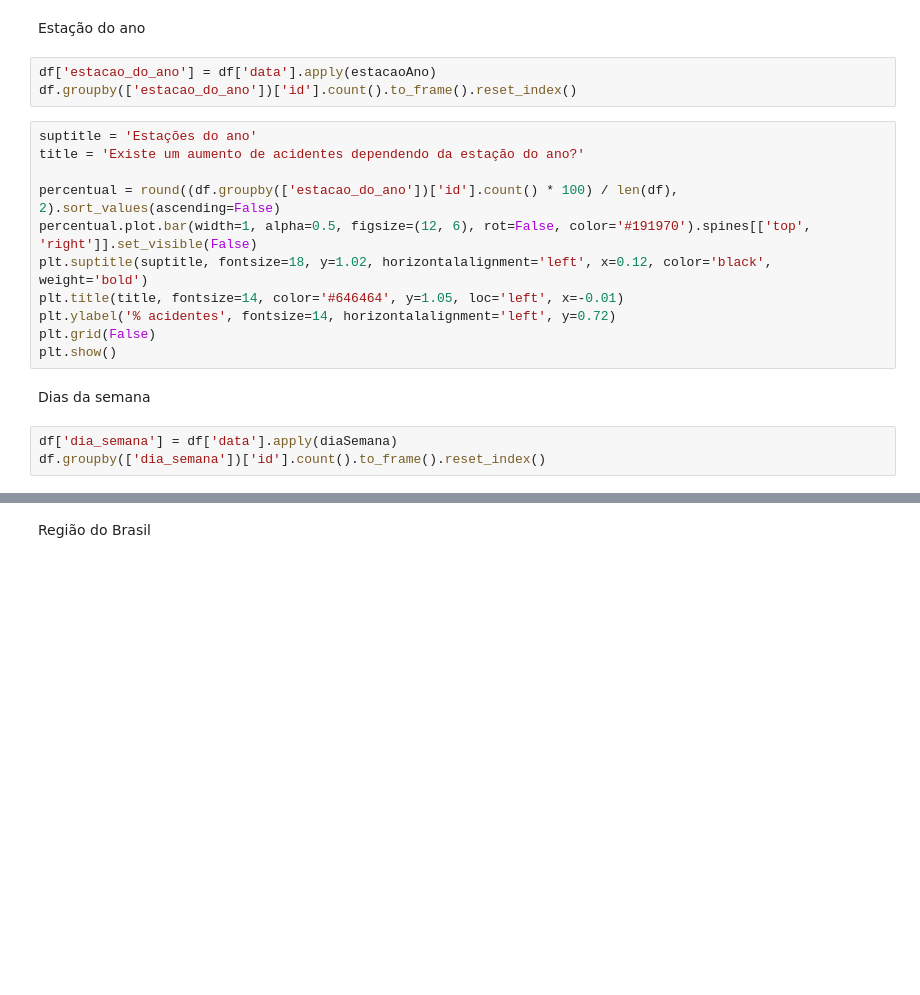
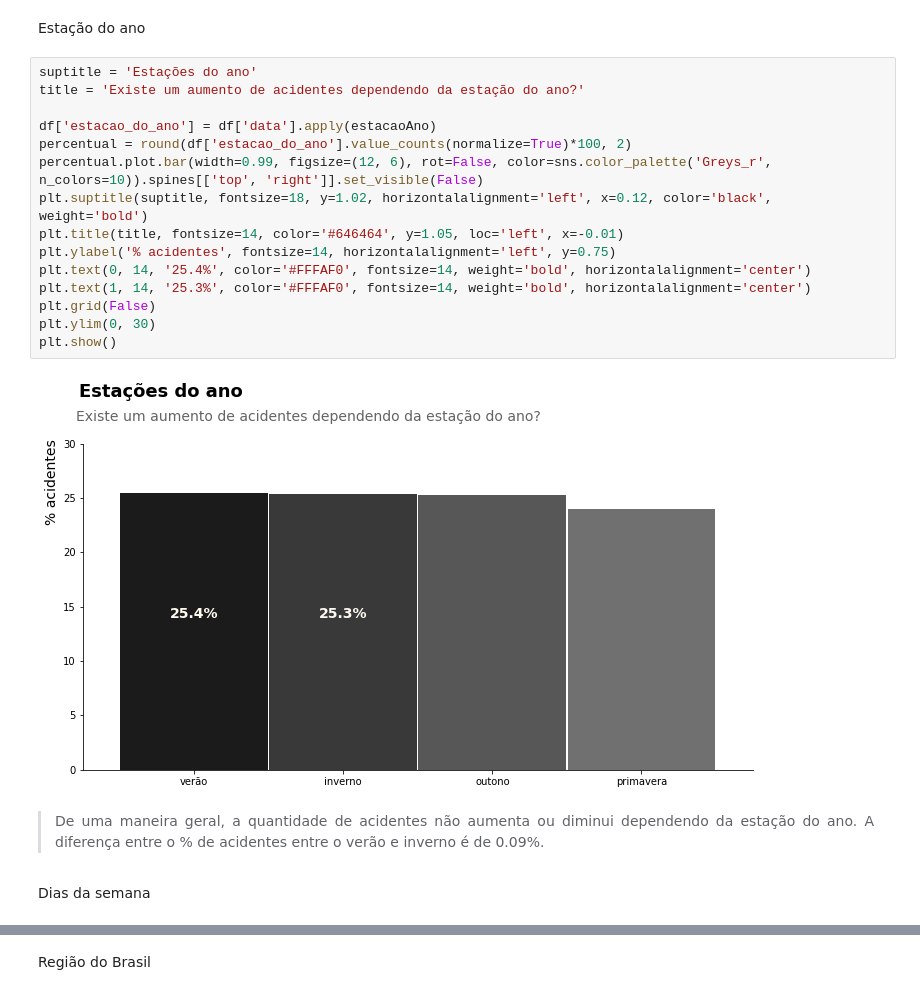
Before and after one commit to LilianeAquino/aed_projeto_1_revisitado, a Jupyter notebook: template.ipynb, the cells around one changed output, grey strips where cells are left out. Saved outputs shown, nothing was run; the diff lists cells and outputs as text; blank space fills up the shorter version.

```diff
--- a/template.ipynb
+++ b/template.ipynb
@@ -352,25 +352,27 @@ plt.show()
 ### Dependência entre variáveis
 # %% [markdown]
 Estação do ano
-# %%
-df['estacao_do_ano'] = df['data'].apply(estacaoAno)
-df.groupby(['estacao_do_ano'])['id'].count().to_frame().reset_index()
 # %%
 suptitle = 'Estações do ano'
 title = 'Existe um aumento de acidentes dependendo da estação do ano?'
 
-percentual = round((df.groupby(['estacao_do_ano'])['id'].count() * 100) / len(df), 2).sort_values(ascending=False)
-percentual.plot.bar(width=1, alpha=0.5, figsize=(12, 6), rot=False, color='#191970').spines[['top', 'right']].set_visible(False)
+df['estacao_do_ano'] = df['data'].apply(estacaoAno)
+percentual = round(df['estacao_do_ano'].value_counts(normalize=True)*100, 2)
+percentual.plot.bar(width=0.99, figsize=(12, 6), rot=False, color=sns.color_palette('Greys_r', n_colors=10)).spines[['top', 'right']].set_visible(False)
 plt.suptitle(suptitle, fontsize=18, y=1.02, horizontalalignment='left', x=0.12, color='black', weight='bold')
 plt.title(title, fontsize=14, color='#646464', y=1.05, loc='left', x=-0.01)
-plt.ylabel('% acidentes', fontsize=14, horizontalalignment='left', y=0.72)
+plt.ylabel('% acidentes', fontsize=14, horizontalalignment='left', y=0.75)
+plt.text(0, 14, '25.4%', color='#FFFAF0', fontsize=14, weight='bold', horizontalalignment='center')
+plt.text(1, 14, '25.3%', color='#FFFAF0', fontsize=14, weight='bold', horizontalalignment='center')
 plt.grid(False)
+plt.ylim(0, 30)
 plt.show()
+# %% [output]
+[figure, added]
+# %% [markdown]
+> <p style='text-align: justify;'><font size=2.85>De uma maneira geral, a quantidade de acidentes não aumenta ou diminui dependendo da estação do ano. A diferença entre o % de acidentes entre o verão e inverno é de 0.09%.</font></p>
 # %% [markdown]
 Dias da semana
-# %%
-df['dia_semana'] = df['data'].apply(diaSemana)
-df.groupby(['dia_semana'])['id'].count().to_frame().reset_index()
 # %%
 suptitle = 'Dias da semana'
 title = 'Existe um aumento de acidentes dependendo do dia da semana?'
```
Also changed, not shown: parts of 7 cells of this notebook, 1 other file.
